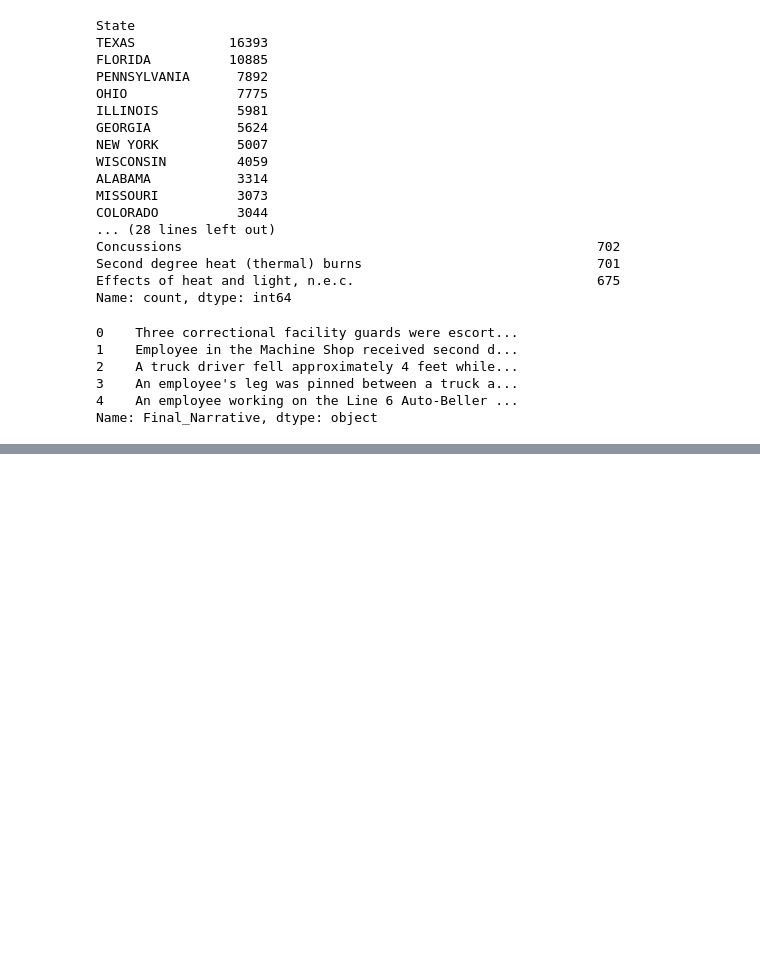
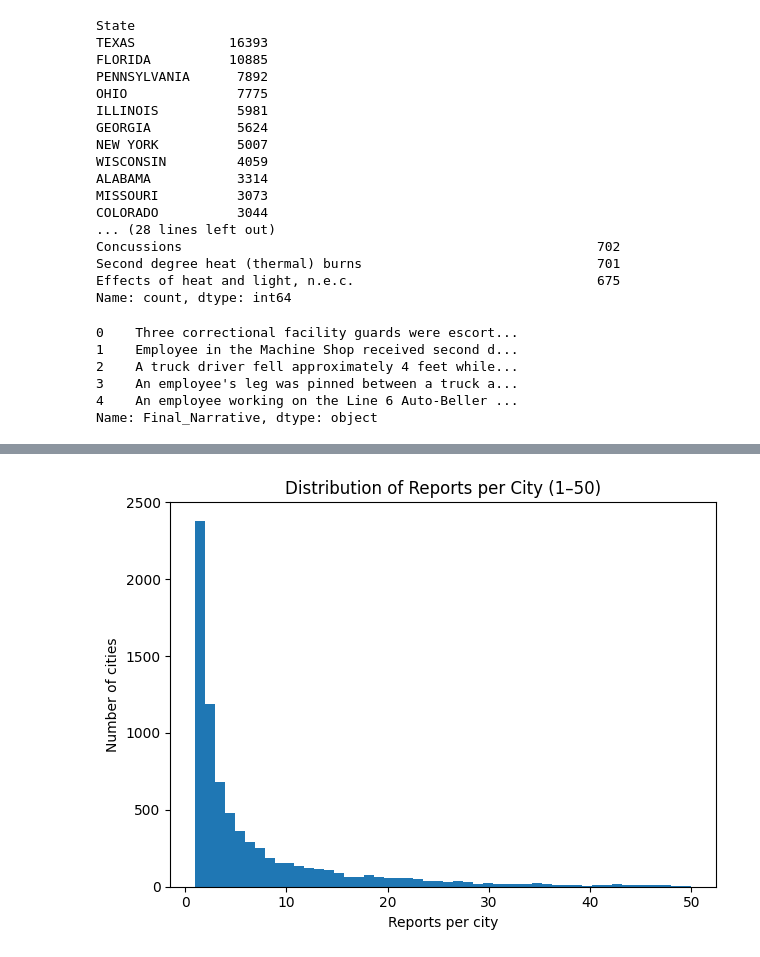
Before and after one commit to CourtneyMandela/occupational_injury_trends, a Jupyter notebook: notebooks/osha_severe_injury.ipynb, the cells around one changed output, grey strips where cells are left out. Cells and saved outputs as stored; diff of their text form; code cells hidden in the pictures; blank space fills up the shorter version.

```diff
--- a/notebooks/osha_severe_injury.ipynb
+++ b/notebooks/osha_severe_injury.ipynb
@@ -235,0 +275,5 @@ Name: Final_Narrative, dtype: object
+# %%
+df = df.drop(columns=["ID", "UPA", "Address2", "Inspection"])
+
+df.columns
+df.shape
@@ -235,0 +568,13 @@ Name: Final_Narrative, dtype: object
+# %%
+city_counts = df["City"].value_counts()
+
+plt.hist(city_counts, bins=50, range=(1, 50))
+plt.title("Distribution of Reports per City (1–50)")
+plt.xlabel("Reports per city")
+plt.ylabel("Number of cities")
+plt.tight_layout()
+plt.show()
+
+# Are severe injury reports concentrated in a small number of cities, or spread across many cities?
+# %% [output]
+[figure, added]
```
Also changed, not shown: parts of 43 cells of this notebook.
